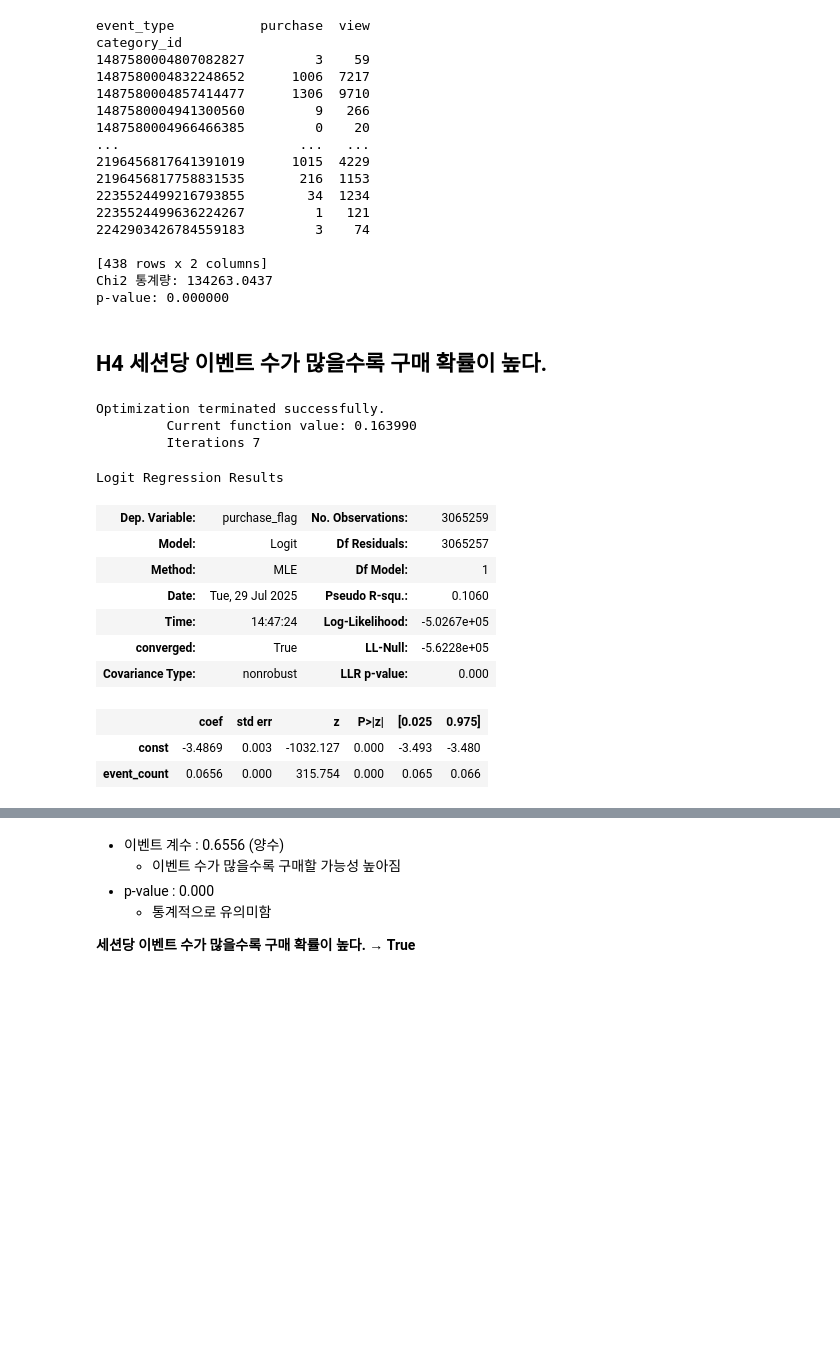
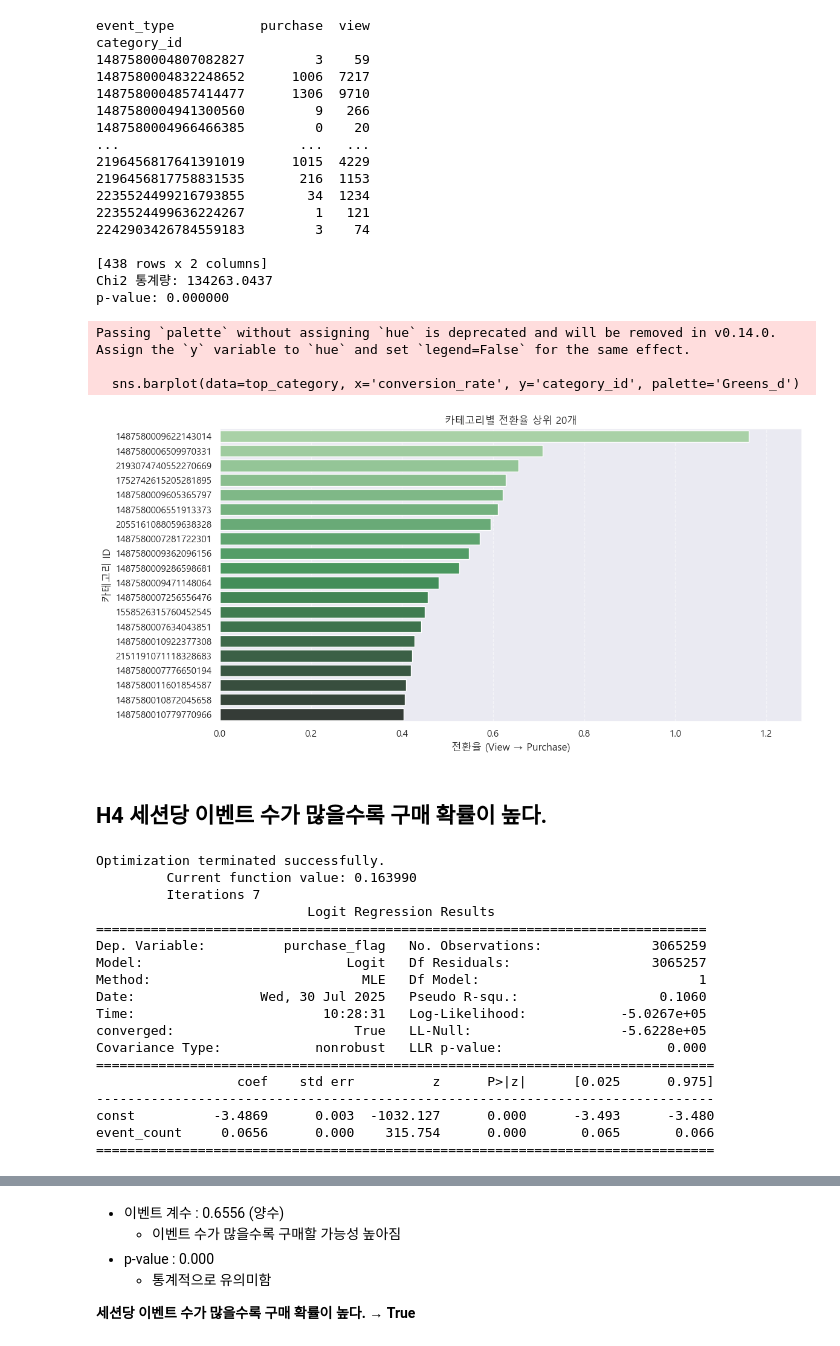
Before and after one commit to Blche/datathon_09, a Jupyter notebook: members/문세희/11_hyp_1_conversion_rate.ipynb, the cells around one changed output, grey strips where cells are left out. Saved outputs shown, nothing was run; the diff lists cells and outputs as text; code cells hidden in the pictures; blank space fills up the shorter version.

```diff
--- a/members/문세희/11_hyp_1_conversion_rate.ipynb
+++ b/members/문세희/11_hyp_1_conversion_rate.ipynb
@@ -189,6 +213,40 @@ category_id
 [438 rows x 2 columns]
 Chi2 통계량: 134263.0437
 p-value: 0.000000
+# %%
+import matplotlib.pyplot as plt
+import seaborn as sns
+
+# 전환율 계산
+category_event['conversion_rate'] = category_event['purchase'] / category_event['view']
+category_event.replace([float('inf'), float('nan')], 0, inplace=True)
+
+# 정렬
+category_event_sorted = category_event.sort_values(by='conversion_rate', ascending=False).reset_index()
+
+# 카테고리 ID 문자형 변환
+category_event_sorted['category_id'] = category_event_sorted['category_id'].astype(str)
+
+# 상위 20개만 추출
+top_n = 20
+top_category = category_event_sorted.head(top_n)
+
+# 시각화
+plt.figure(figsize=(12, 6))
+sns.barplot(data=top_category, x='conversion_rate', y='category_id', palette='Greens_d')
+
+plt.xlabel('전환율 (View → Purchase)')
+plt.ylabel('카테고리 ID')
+plt.title(f'카테고리별 전환율 상위 {top_n}개')
+plt.xlim(0, top_category['conversion_rate'].max() * 1.1)
+plt.grid(axis='x', linestyle='--', alpha=0.5)
+plt.tight_layout()
+plt.show()
+# %% [output]
+Passing `palette` without assigning `hue` is deprecated and will be removed in v0.14.0. Assign the `y` variable to `hue` and set `legend=False` for the same effect.
+
+  sns.barplot(data=top_category, x='conversion_rate', y='category_id', palette='Greens_d')
+[figure, added]
 # %% [markdown]
 ## H4 세션당 이벤트 수가 많을수록 구매 확률이 높다.
 # %%
@@ -210,19 +268,23 @@ y = session_data['purchase_flag']
 logit_model = sm.Logit(y, X).fit()
 
 # 결과 확인
-logit_model.summary()
+print(logit_model.summary())
 # %% [output]
 Optimization terminated successfully.
          Current function value: 0.163990
          Iterations 7
+                           Logit Regression Results
+==============================================================================
+Dep. Variable:          purchase_flag   No. Observations:              3065259
+Model:                          Logit   Df Residuals:                  3065257
+Method:                           MLE   Df Model:                            1
+Date:                Wed, 30 Jul 2025   Pseudo R-squ.:                  0.1060
+Time:                        10:28:31   Log-Likelihood:            -5.0267e+05
+converged:                       True   LL-Null:                   -5.6228e+05
+Covariance Type:            nonrobust   LLR p-value:                     0.000
+===============================================================================
+                  coef    std err          z      P>|z|      [0.025      0.975]
+-------------------------------------------------------------------------------
+const          -3.4869      0.003  -1032.127      0.000      -3.493      -3.480
+event_count     0.0656      0.000    315.754      0.000       0.065       0.066
+===============================================================================
-Logit Regression Results
-| Dep. Variable: | purchase_flag | No. Observations: | 3065259 |
-| Model: | Logit | Df Residuals: | 3065257 |
-| Method: | MLE | Df Model: | 1 |
-| Date: | Tue, 29 Jul 2025 | Pseudo R-squ.: | 0.1060 |
-| Time: | 14:47:24 | Log-Likelihood: | -5.0267e+05 |
-| converged: | True | LL-Null: | -5.6228e+05 |
-| Covariance Type: | nonrobust | LLR p-value: | 0.000 |
-|  | coef | std err | z | P>|z| | [0.025 | 0.975] |
-| const | -3.4869 | 0.003 | -1032.127 | 0.000 | -3.493 | -3.480 |
-| event_count | 0.0656 | 0.000 | 315.754 | 0.000 | 0.065 | 0.066 |
```
Also changed, not shown: parts of 5 cells of this notebook, 2 other files.
